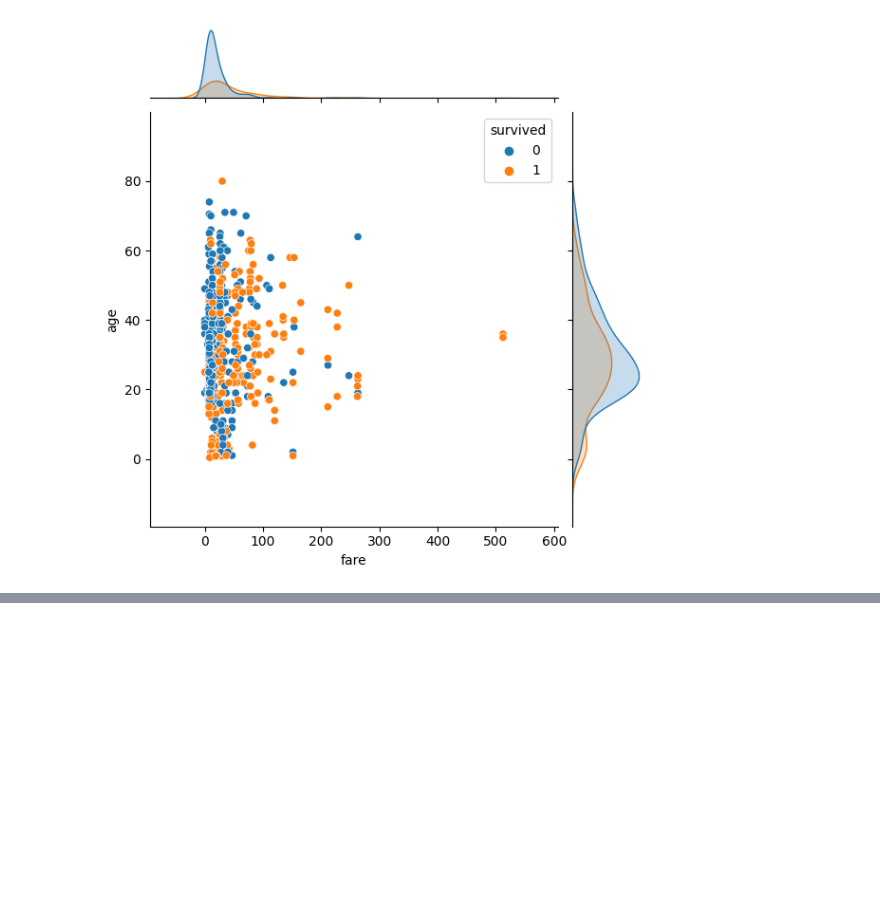
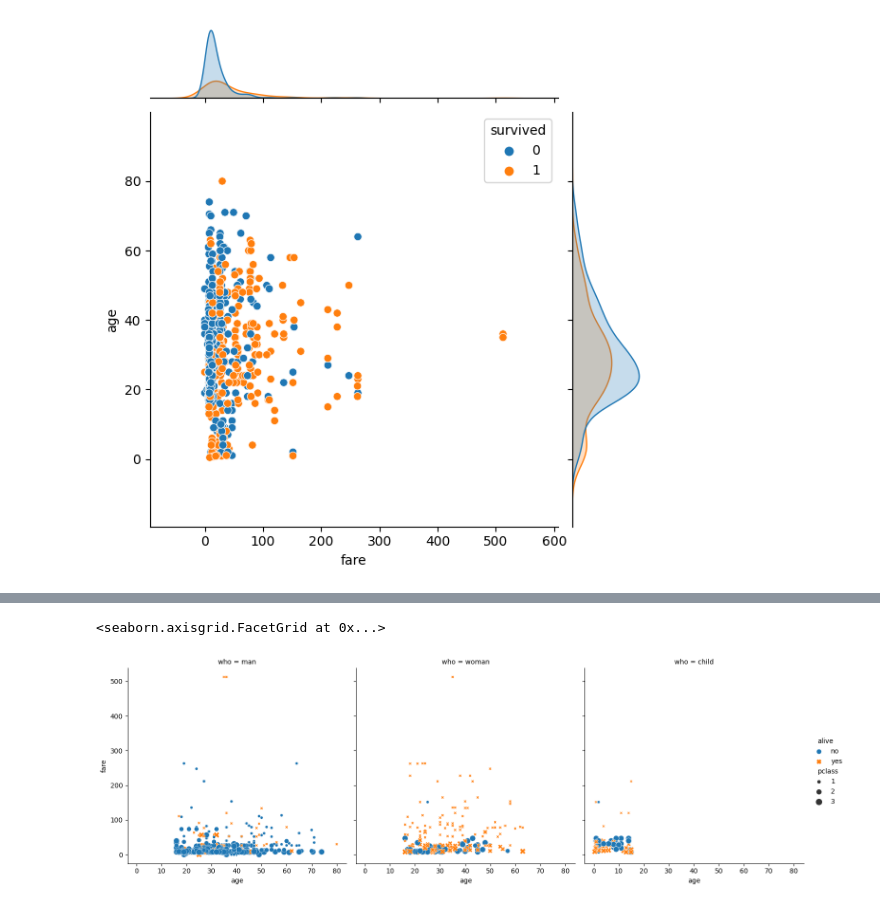
Before and after one commit to shreyapuri11/digipodium_data-analytics, a Jupyter notebook: data_analysis/graphs2.ipynb, the cells around one changed output, grey strips where cells are left out. Drawn from its saved outputs; the diff is of its cells as text; code cells hidden in the pictures; blank space fills up the shorter version.

Commit message:
graphs#2

```diff
--- a/data_analysis/graphs2.ipynb
+++ b/data_analysis/graphs2.ipynb
@@ -186,0 +209,5 @@ sns.jointplot(data =titanic,x='fare',y='age',kind='scatter',hue='survived')
+# %%
+sns.relplot(data=titanic, x='age',y='fare',col='who',hue='alive',style='alive',size='pclass')
+# %% [output]
+<seaborn.axisgrid.FacetGrid at 0x...>
+[figure, added]
```
Also changed, not shown: parts of 19 cells of this notebook.
